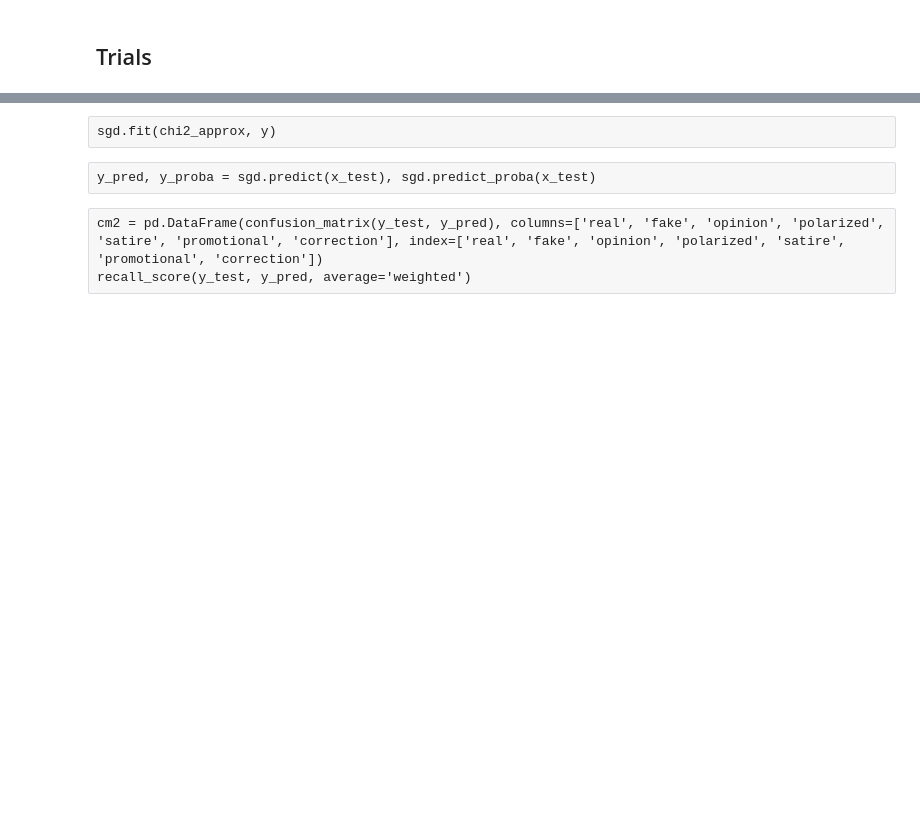
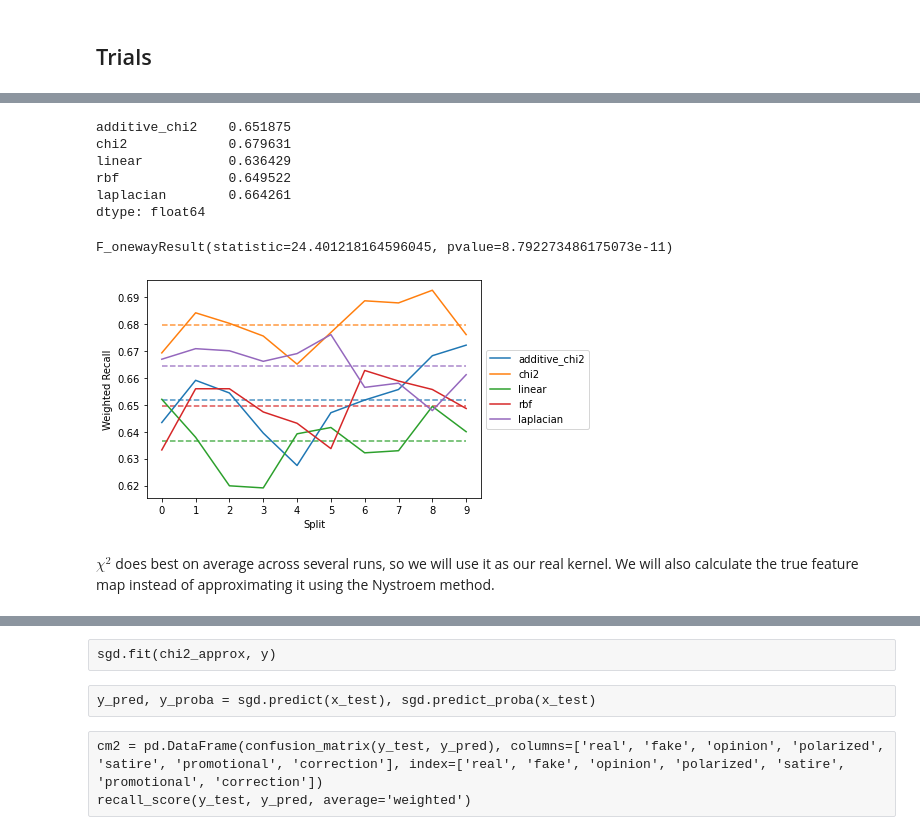
Before and after one commit to lethaiq/SysFake-1, a Jupyter notebook: notebooks/sgd_try.ipynb, the cells around one changed output, grey strips where cells are left out. Cells and saved outputs as stored; diff of their text form; code cells hidden in the pictures; blank space fills up the shorter version.

Commit message:
Determine best kernel to approximate by weighted recall, fit+CV new model with it

```diff
--- a/notebooks/sgd_try.ipynb
+++ b/notebooks/sgd_try.ipynb
@@ -44,4 +51,4 @@ sgd = SGDClassifier(loss='log',
 # %%
-chi2_approx = Nystroem(kernel='chi2').fit_transform(x, y)
+chi2_approx = Nystroem(kernel='rbf').fit_transform(x, y)
 chi2_approx
 # %% [output]
@@ -71,19 +78,33 @@ array([0.6750294 , 0.65895727, 0.59349275, 0.63582909, 0.63333333])
 # %%
-def train(clf, x, y, kernel='rbf', scoring=None, verbose=0, **kwargs):
+def train(clf, x, y, kernel='rbf', scoring=None, folds=5, verbose=0, **kwargs):
     approx = Nystroem(kernel=kernel, kernel_params=dict(**kwargs)).fit_transform(x, y)
-    return cross_val_score(clf, approx, y, scoring=scoring, cv=KFold(shuffle=True), verbose=verbose, n_jobs=-1)
+    return cross_val_score(clf,
+                           approx, y,
+                           scoring=scoring,
+                           cv=StratifiedKFold(n_splits=folds, shuffle=True),
+                           verbose=verbose, n_jobs=-1)
 # %% [markdown]
 ## Trials
 # %%
-np.set_printoptions(precision=2)
+#np.set_printoptions(precision=2)
+sgd = SGDClassifier(loss='log',
+                    penalty='l1',
+                    #early_stopping=True,
+                    #class_weight='balanced',
+                    n_jobs=-1, warm_start=False)
 kernels_to_try = ('additive_chi2', 'chi2', 'linear', 'rbf', 'laplacian')
 scoring = 'recall_weighted'
+folds=10
+df = {}
 for kernel in kernels_to_try:
-    sgd = SGDClassifier(loss='log',
-                    penalty='l1',
-                    #early_stopping=True,
-                    class_weight='balanced',
-                    n_jobs=-1)
-    scores = train(sgd, x, y, kernel=kernel, scoring=scoring)
-    print(f"{kernel.ljust(len(max(kernels_to_try, key=len))+1)!s}: {scores!s}, Mean: {np.mean(scores)!s}")
+    scores = train(sgd,
+                   x, y,
+                   folds=folds,
+                   kernel=kernel,
+                   scoring=scoring)
+    df[kernel] = scores
+    print(kernel, ' done...')
+f_result = f_oneway(*df.values())
+df = pd.DataFrame(df)
+df
 # %% [output]
@@ -94,0 +127,25 @@ laplacian     : [0.65 0.66 0.67 0.66 0.65], Mean: 0.6597141912821577
+# %%
+df.mean()
+# %% [output]
+additive_chi2    0.651875
+chi2             0.679631
+linear           0.636429
+rbf              0.649522
+laplacian        0.664261
+dtype: float64
+# %%
+f_result
+# %% [output]
+F_onewayResult(statistic=24.401218164596045, pvalue=8.792273486175073e-11)
+# %%
+ax = df.plot(use_index=True, xticks=range(folds))
+ax.hlines(df.mean(),
+          xmin=0, xmax=folds-1,
+          linestyles='dashed', alpha=0.8, colors=['C'+str(i) for i in range(5)])
+ax.legend(loc='center left', bbox_to_anchor=(1, 0.5));
+plt.xlabel('Split');
+plt.ylabel('Weighted Recall');
+# %% [output]
+[figure, added]
+# %% [markdown]
+$\chi^2$ does best on average across several runs, so we will use it as our real kernel. We will also calculate the true feature map instead of approximating it using the Nystroem method.
```
Also changed, not shown: parts of 10 cells of this notebook.
